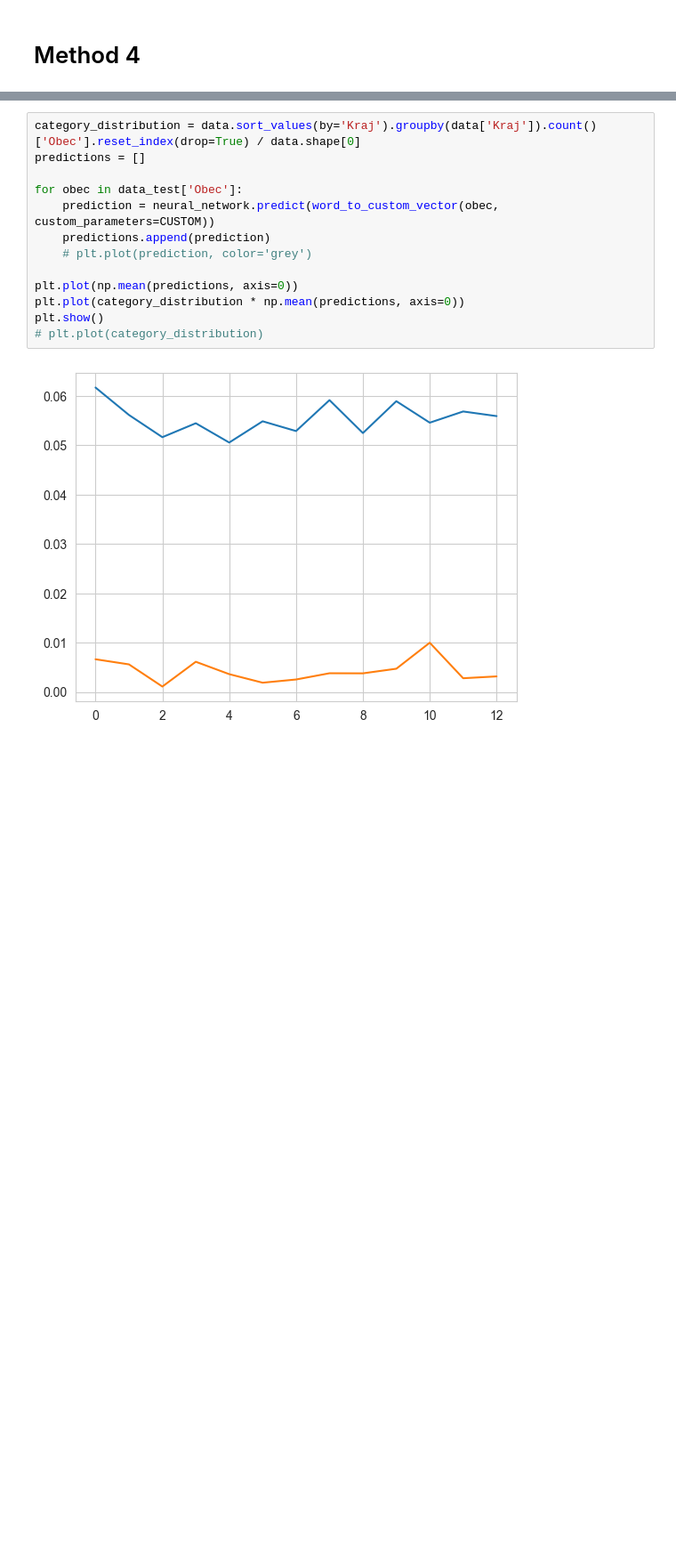
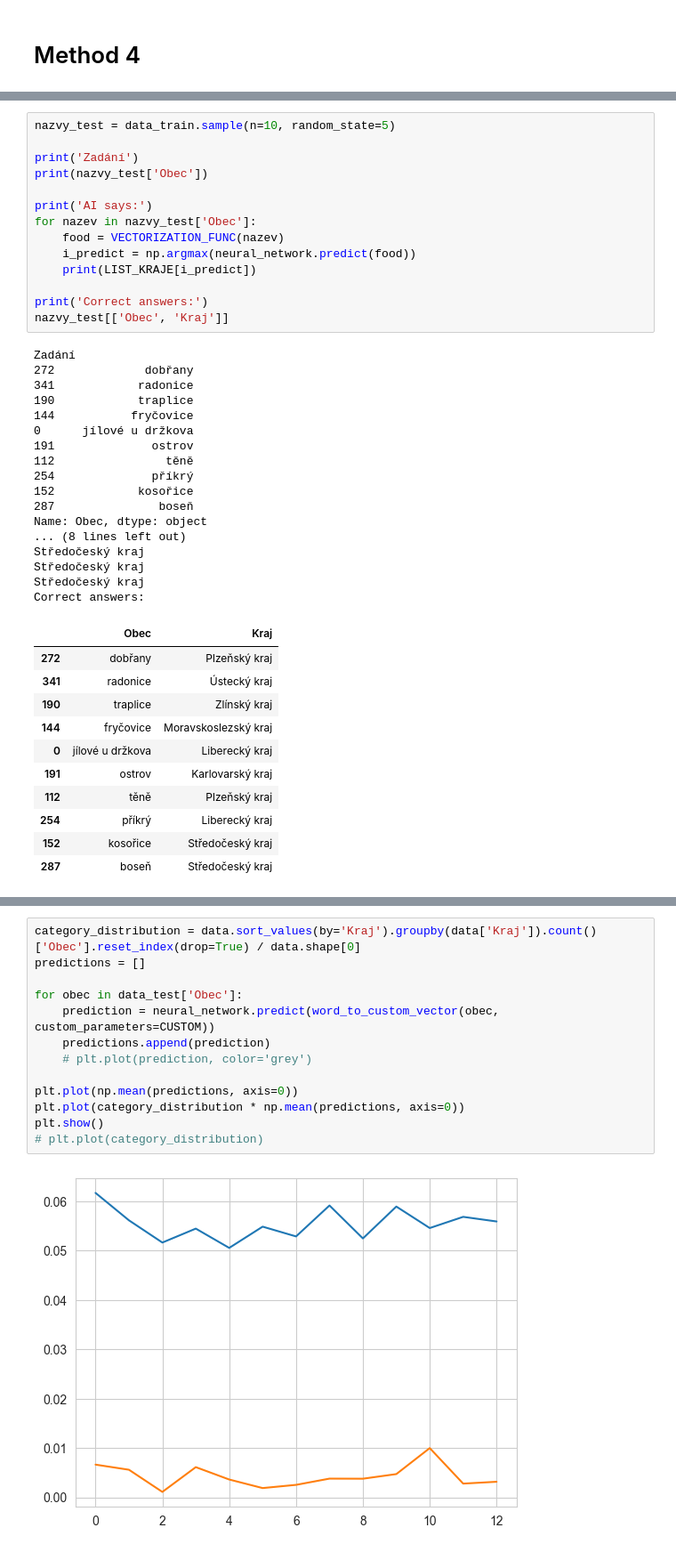
Before and after one commit to blahasimon/datascience, a Jupyter notebook: method_4.ipynb, the cells around one changed output, grey strips where cells are left out. Shown: that part at 89% size. Drawn from its saved outputs; the diff is of its cells as text; blank space fills up the shorter version.

```diff
--- a/method_4.ipynb
+++ b/method_4.ipynb
@@ -146,0 +213,43 @@ plt.show()
+# %%
+nazvy_test = data_train.sample(n=10, random_state=5)
+
+print('Zadání')
+print(nazvy_test['Obec'])
+
+print('AI says:')
+for nazev in nazvy_test['Obec']:
+    food = VECTORIZATION_FUNC(nazev)
+    i_predict = np.argmax(neural_network.predict(food))
+    print(LIST_KRAJE[i_predict])
+
+print('Correct answers:')
+nazvy_test[['Obec', 'Kraj']]
+# %% [output]
+Zadání
+272             dobřany
+341            radonice
+190            traplice
+144           fryčovice
+0      jílové u držkova
+191              ostrov
+112                těně
+254              příkrý
+152            kosořice
+287               boseň
+Name: Obec, dtype: object
+... (8 lines left out)
+Středočeský kraj
+Středočeský kraj
+Středočeský kraj
+Correct answers:
+|  | Obec | Kraj |
+| 272 | dobřany | Plzeňský kraj |
+| 341 | radonice | Ústecký kraj |
+| 190 | traplice | Zlínský kraj |
+| 144 | fryčovice | Moravskoslezský kraj |
+| 0 | jílové u držkova | Liberecký kraj |
+| 191 | ostrov | Karlovarský kraj |
+| 112 | těně | Plzeňský kraj |
+| 254 | příkrý | Liberecký kraj |
+| 152 | kosořice | Středočeský kraj |
+| 287 | boseň | Středočeský kraj |
```
Also changed, not shown: parts of 11 cells of this notebook, 2 other files.
